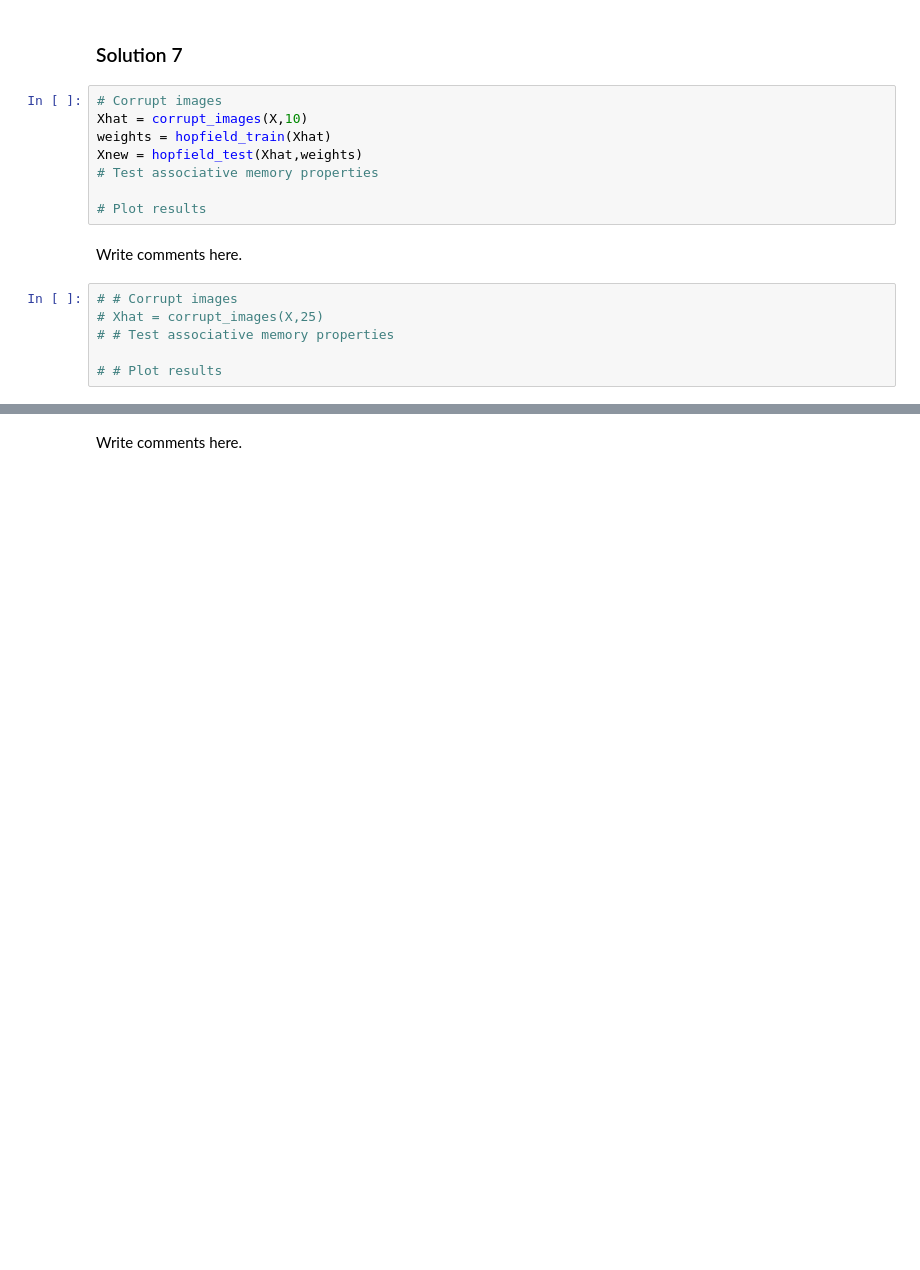
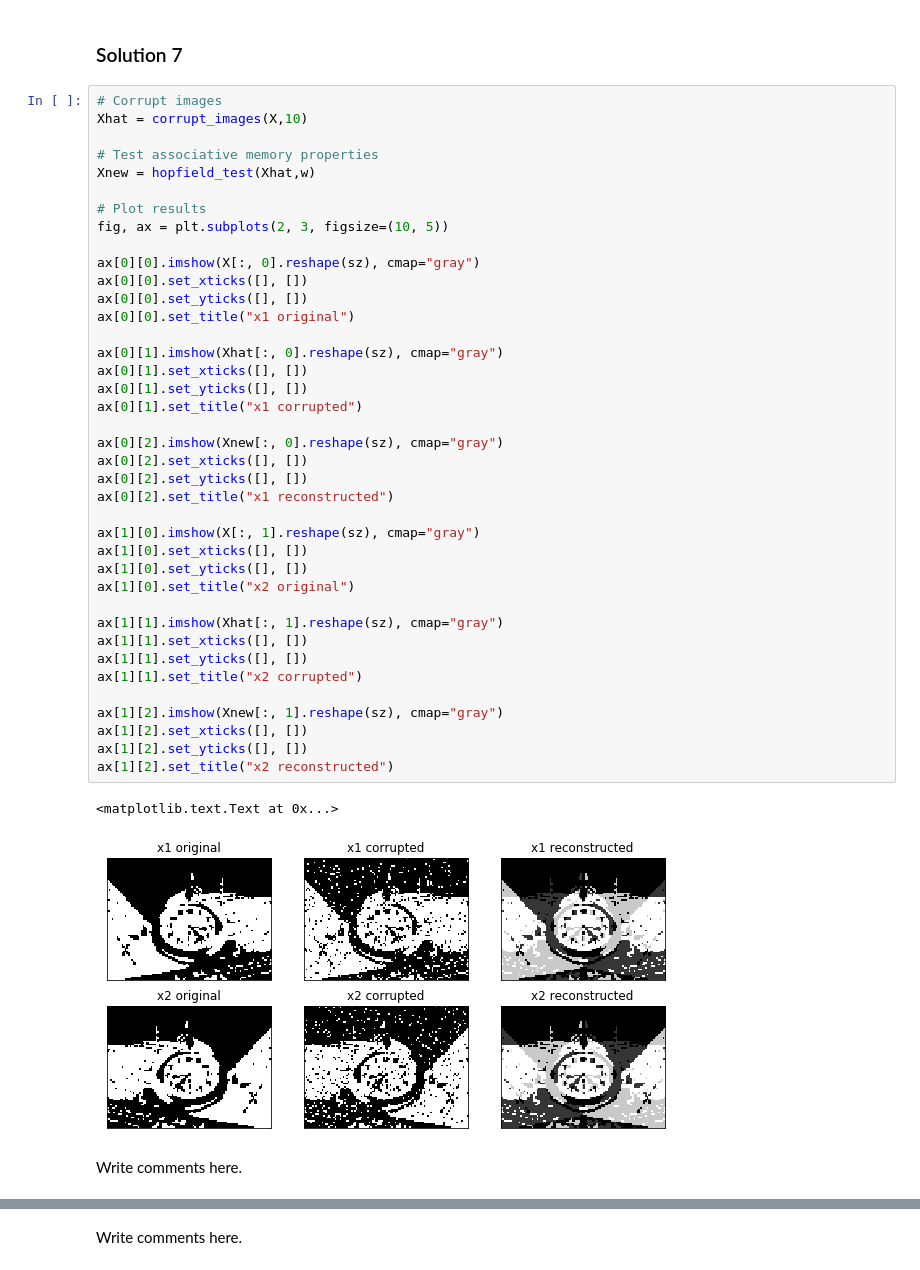
Before and after one commit to Ruaiks/NeuralNetworks, a Jupyter notebook: NN_Assignment_08.ipynb, the cells around one changed output, grey strips where cells are left out. Cells and saved outputs as stored; diff of their text form; blank space fills up the shorter version.

```diff
--- a/NN_Assignment_08.ipynb
+++ b/NN_Assignment_08.ipynb
@@ -250,19 +251,47 @@ def corrupt_images(X, percentage=25):
     return Xhat
 # %% [markdown]
 ### Solution 7
-# %%
-# Corrupt images
-Xhat = corrupt_images(X,10)
-weights = hopfield_train(Xhat)
-Xnew = hopfield_test(Xhat,weights)
-# Test associative memory properties
-
-# Plot results
+# %%
+# Corrupt images
+Xhat = corrupt_images(X,10)
+
+# Test associative memory properties
+Xnew = hopfield_test(Xhat,w)
+
+# Plot results
+fig, ax = plt.subplots(2, 3, figsize=(10, 5))
+
+ax[0][0].imshow(X[:, 0].reshape(sz), cmap="gray")
+ax[0][0].set_xticks([], [])
+ax[0][0].set_yticks([], [])
+ax[0][0].set_title("x1 original")
+
+ax[0][1].imshow(Xhat[:, 0].reshape(sz), cmap="gray")
+ax[0][1].set_xticks([], [])
+ax[0][1].set_yticks([], [])
+ax[0][1].set_title("x1 corrupted")
+
+ax[0][2].imshow(Xnew[:, 0].reshape(sz), cmap="gray")
+ax[0][2].set_xticks([], [])
+ax[0][2].set_yticks([], [])
+ax[0][2].set_title("x1 reconstructed")
+
+ax[1][0].imshow(X[:, 1].reshape(sz), cmap="gray")
+ax[1][0].set_xticks([], [])
+ax[1][0].set_yticks([], [])
+ax[1][0].set_title("x2 original")
+
+ax[1][1].imshow(Xhat[:, 1].reshape(sz), cmap="gray")
+ax[1][1].set_xticks([], [])
+ax[1][1].set_yticks([], [])
+ax[1][1].set_title("x2 corrupted")
+
+ax[1][2].imshow(Xnew[:, 1].reshape(sz), cmap="gray")
+ax[1][2].set_xticks([], [])
+ax[1][2].set_yticks([], [])
+ax[1][2].set_title("x2 reconstructed")
+# %% [output]
+<matplotlib.text.Text at 0x...>
+[figure, added]
 # %% [markdown]
 Write comments here.
-# %%
-# # Corrupt images
-# Xhat = corrupt_images(X,25)
-# # Test associative memory properties
-
-# # Plot results
```
Also changed, not shown: parts of 7 cells of this notebook.
